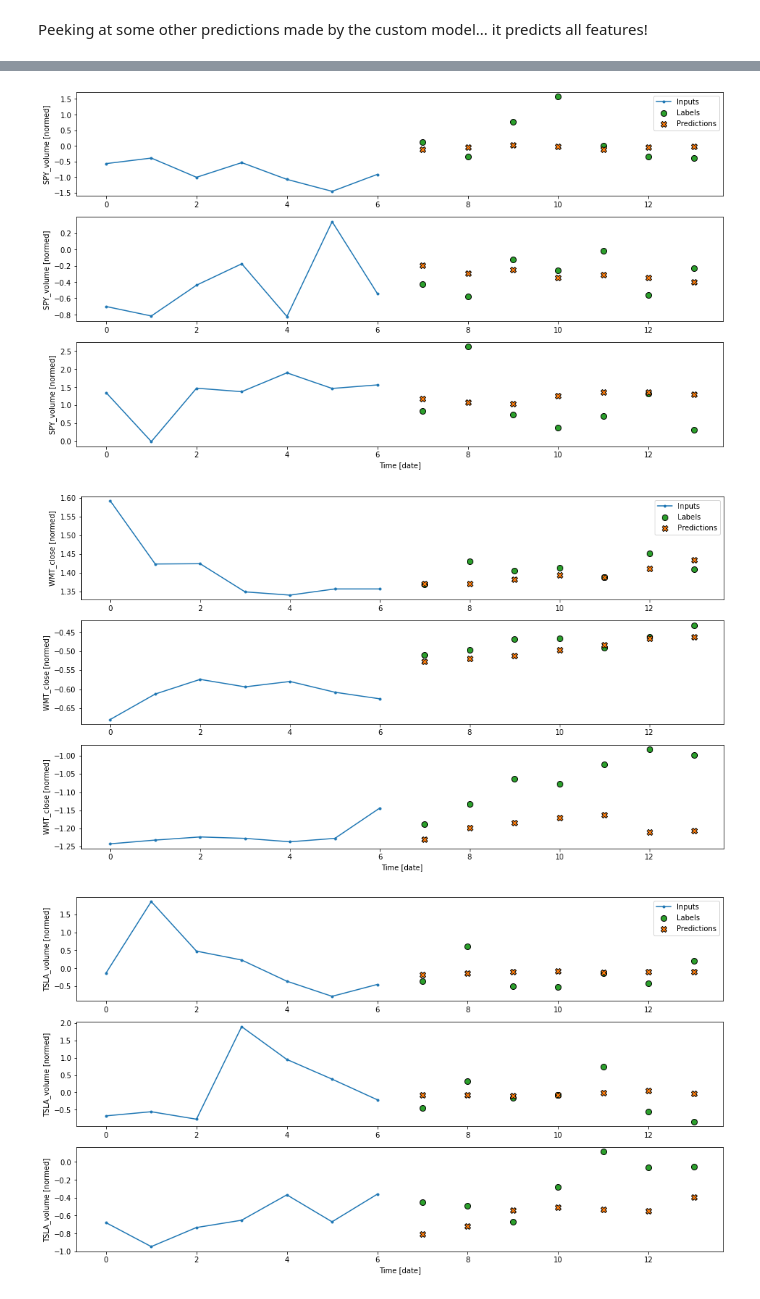
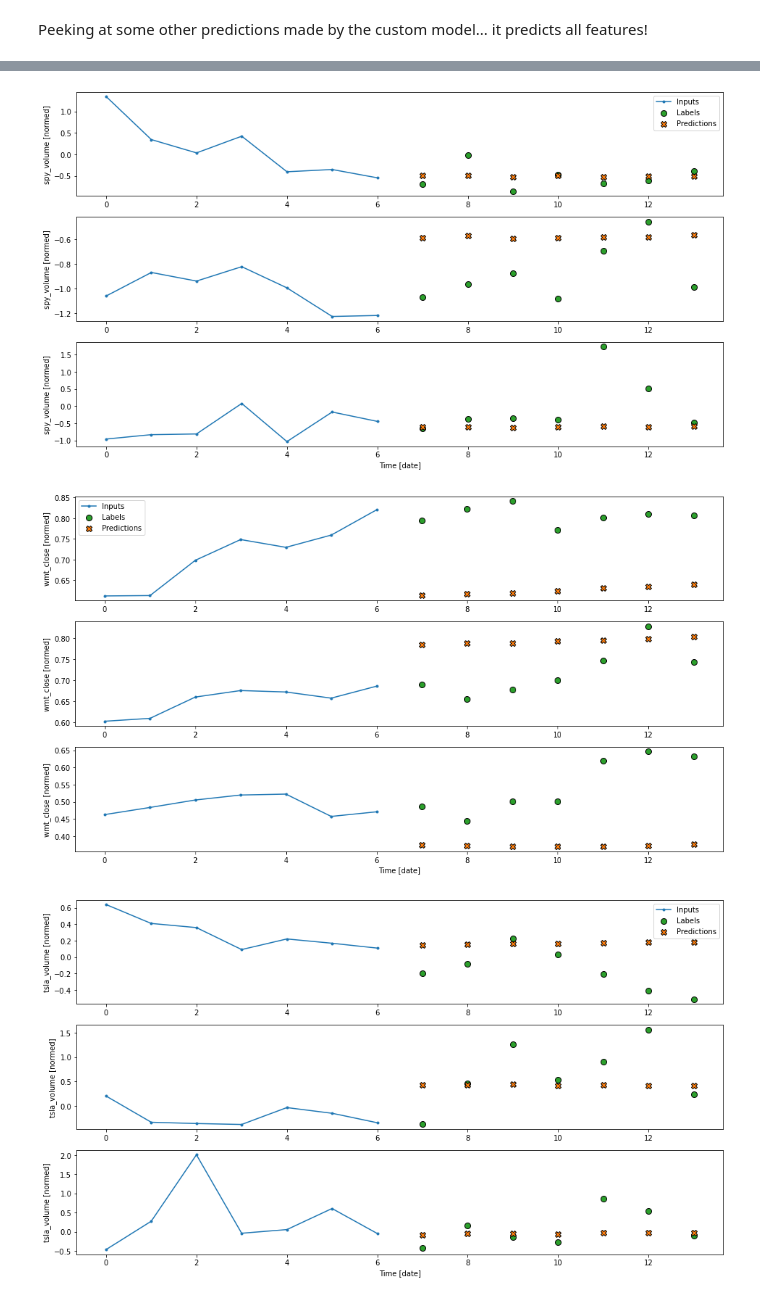
Before and after one commit to neuralnetes/notebooks, a Jupyter notebook: iex-cloud/stonks.ipynb, the cells around one changed output, grey strips where cells are left out. Drawn from its saved outputs; the diff is of its cells as text; code cells hidden in the pictures.

```diff
--- a/iex-cloud/stonks.ipynb
+++ b/iex-cloud/stonks.ipynb
@@ -121,0 +306,2 @@ array([<AxesSubplot:xlabel='date'>, <AxesSubplot:xlabel='date'>,
+# %%
+final_flattened_df = valid_trading_date_flattened_df.dropna(axis=0)
@@ -122,3 +318,5 @@ array([<AxesSubplot:xlabel='date'>, <AxesSubplot:xlabel='date'>,
+# %%
+df = final_flattened_df.copy()
 # %% [markdown]
 ### Feature Engineering
 # %% [markdown]
@@ -264,7 +464,7 @@ class WindowGenerator():
 
         return inputs, labels
 
-    def plot(self, model=None, plot_col='TSLA_close', max_subplots=3):
+    def plot(self, model=None, plot_col='tsla_close', max_subplots=3):
         inputs, labels = self.example
         plt.figure()
         plot_col_index = self.column_indices[plot_col]
@@ -1063,15 +1341,16 @@ array([<AxesSubplot:>, <AxesSubplot:>, <AxesSubplot:>, <AxesSubplot:>],
 
 Using a CNN with average pooling and dropout layer in front of stacked Bidirectional LSTM layers.
 # %%
+%%time
 custom_model = tf.keras.Sequential([
     # Shape [batch, time, features] => [batch, CONV_WIDTH, features]
     tf.keras.layers.Lambda(lambda x: x[:, -CONV_WIDTH:, :]),
     # Shape => [batch, 1, conv_units]
-    tf.keras.layers.Conv1D(1024, activation='relu', kernel_size=(CONV_WIDTH)),
+    tf.keras.layers.Conv1D(256, activation='relu', kernel_size=(CONV_WIDTH)),
     tf.keras.layers.AveragePooling1D(1),
     tf.keras.layers.Dropout(0.20),
-    tf.keras.layers.Bidirectional(tf.keras.layers.LSTM(512, return_sequences=True)),
-    tf.keras.layers.Bidirectional(tf.keras.layers.LSTM(512)),
+    tf.keras.layers.Bidirectional(tf.keras.layers.LSTM(32, return_sequences=True)),
+    tf.keras.layers.Bidirectional(tf.keras.layers.LSTM(32)),
     tf.keras.layers.Dropout(0.20),
     # Shape => [batch, 1,  out_steps*features]
     tf.keras.layers.Dense(OUT_STEPS*num_features,
@@ -1083,7 +1362,7 @@ custom_model = tf.keras.Sequential([
 history = compile_and_fit(custom_model, multi_window)
 
 IPython.display.clear_output()
-multi_val_performance['Custom'] = custom_model.evaluate(multi_window.val)
-multi_performance['Custom'] = custom_model.evaluate(multi_window.train, verbose=0)
+multi_val_performance['custom_model'] = custom_model.evaluate(multi_window.val)
+multi_performance['custom_model'] = custom_model.evaluate(multi_window.test, verbose=0)
 multi_window.plot(custom_model)
 # %% [output]
@@ -1130,6 +1415,6 @@ Custom  : 0.1887
 # %% [markdown]
 Peeking at some other predictions made by the custom model... it predicts all features!
 # %%
-for plot_col in ['AAPL_close', 'AMZN_open', 'SPY_volume', 'WMT_close', 'TSLA_volume', 'F_close', 'TQQQ_close', 'QQQ_volume']:
+for plot_col in ['aapl_close', 'amzn_open', 'spy_volume', 'wmt_close', 'tsla_volume', 'ge_close', 'tqqq_close', 'vz_volume']:
     multi_window.plot(custom_model, plot_col)
 # %% [output]
@@ -1138,3 +1423,3 @@ for plot_col in ['AAPL_close', 'AMZN_open', 'SPY_volume', 'WMT_close', 'TSLA_vol
-[figure, old version]
+[figure, new version]
-[figure, old version]
+[figure, new version]
-[figure, old version]
+[figure, new version]
```
Also changed, not shown: parts of 124 cells of this notebook, 4 other files.
